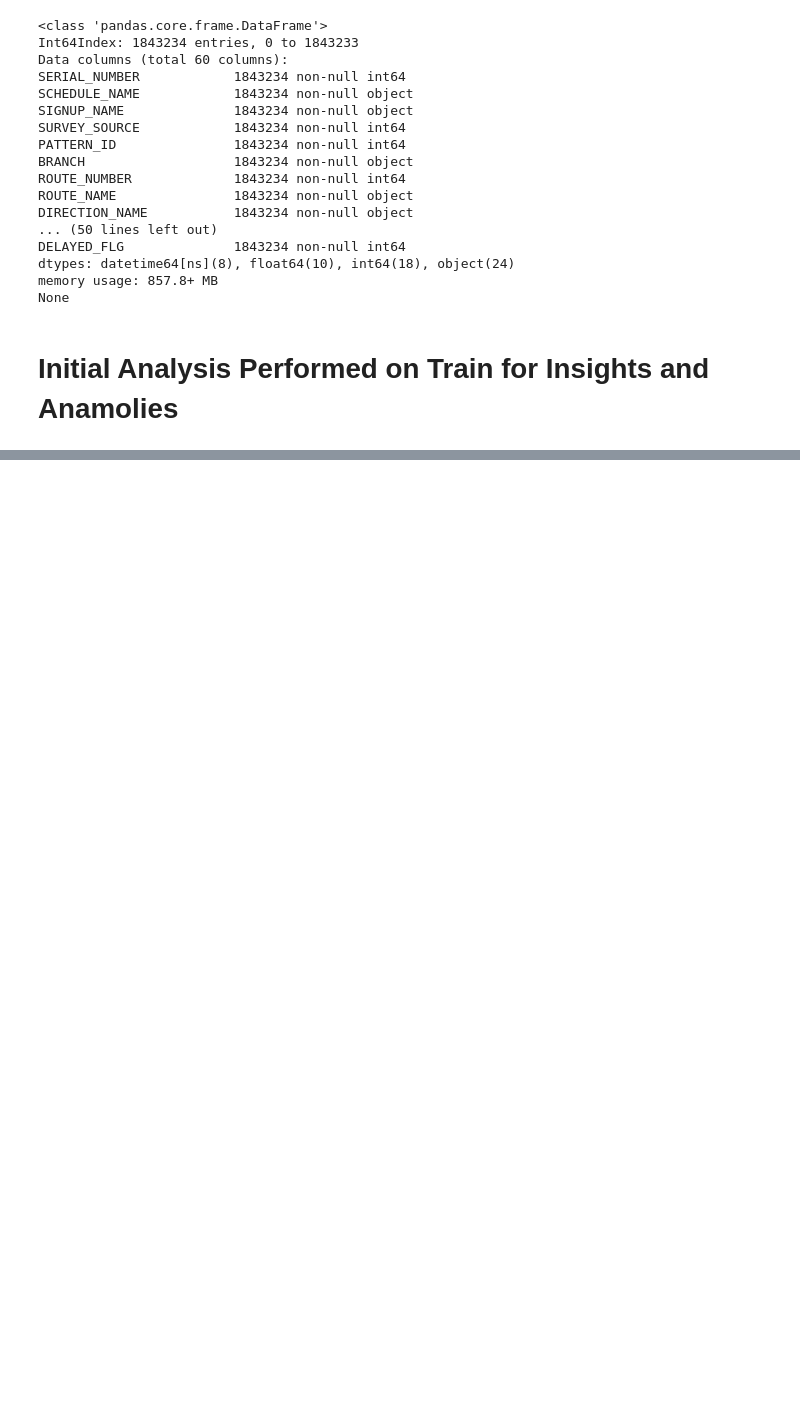
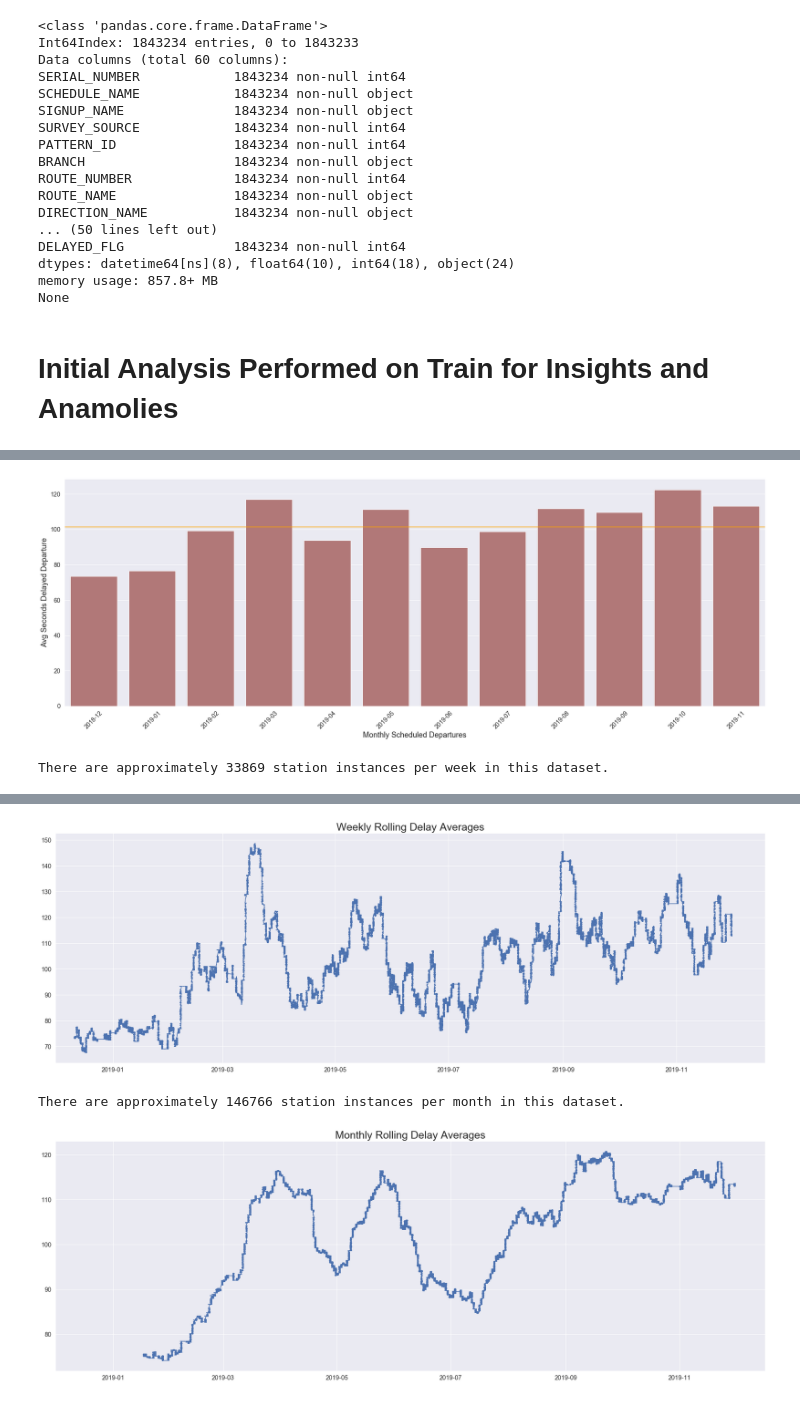
Before and after one commit to jasonsum/Springboard, a Jupyter notebook: Capstone1_RTD/RTD_Analysis.ipynb, the cells around one changed output, grey strips where cells are left out. Cells and saved outputs as stored; diff of their text form; code cells hidden in the pictures; blank space fills up the shorter version.

```diff
--- a/Capstone1_RTD/RTD_Analysis.ipynb
+++ b/Capstone1_RTD/RTD_Analysis.ipynb
@@ -1125,0 +1214,75 @@ plt.show()
+# %%
+# Reduce to smaller dataframe fitlered on stations not at the end of their line.
+monthly_delays = trains_games[['TIME_SCHEDULED',
+                               'DEPARTURE_DELAY']].loc[trains_games['END_OF_LINE']==0]
+# Calculate average minutes delay per discrete month.
+monthly_delays.loc[:,'MONTH'] = monthly_delays.TIME_SCHEDULED.dt.month
+monthly_delays.loc[:,'YEAR'] = monthly_delays.TIME_SCHEDULED.dt.year
+monthly_delays.loc[:,'TIME'] = pd.to_datetime(monthly_delays['YEAR'].astype(str) + monthly_delays['MONTH'].astype(str), format = '%Y%m')
+monthly_delays.loc[:,'TIME'] = monthly_delays.TIME.dt.to_period('M')
+monthly_delays = monthly_delays[['TIME','DEPARTURE_DELAY']].groupby('TIME',as_index=False).mean()
+monthly_delays.columns=['TIME','avg_delay']
+
+display(monthly_delays)
+total_avg = monthly_delays.avg_delay.mean()
+monthly_delays['total_avg'] = total_avg
+
+# Plot the discrete monthly averages.
+plt.figure(figsize=(30,10))
+sns.barplot(x='TIME', y='avg_delay', data=monthly_delays,
+           color='indianred',
+           saturation=0.5)
+plt.xlabel('Monthly Scheduled Departures')
+plt.ylabel('Avg Seconds Delayed Departure')
+plt.xticks(rotation=45)
+plt.axhline(total_avg,
+           color='orange')
+plt.show()
+
+# Create new dataframe for rolling average measurements.
+rolling_delays = trains_games[['TIME_SCHEDULED',
+                               'DEPARTURE_DELAY']].loc[trains_games['END_OF_LINE']==0]
+# Set variable to capture a fixed minimum x axis value to ensure all charts start at same point.
+x_min = rolling_delays.TIME_SCHEDULED.min()
+
+# Obtain number of records, i.e. stations, per incremental units to view rolling averages.
+row_count = rolling_delays.shape[0]
+
+# Calculate an estimated weekly rolling averages
+print('There are approximately ' + str(int(row_count/52)) + ' station instances per week in this dataset.')
+rolling_dep_weekly = rolling_delays.DEPARTURE_DELAY.rolling(window=35446).mean()
+
+# Plot weekly rolling average.
+plt.figure(figsize=(30,10))
+plt.plot(rolling_delays.TIME_SCHEDULED,
+         rolling_dep_weekly)
+plt.title('Weekly Rolling Delay Averages',size=25)
+x1,x2,y1,y2 = plt.axis()
+plt.axis((x_min,x2,y1,y2))
+plt.show()
+
+# Calculate an estimated monthly rolling averages
+print('There are approximately ' + str(int(row_count/12)) + ' station instances per month in this dataset.')
+rolling_dep_weekly = rolling_delays.DEPARTURE_DELAY.rolling(window=153602).mean()
+
+# Plot weekly rolling average.
+plt.figure(figsize=(30,10))
+plt.plot(rolling_delays.TIME_SCHEDULED,
+         rolling_dep_weekly)
+plt.title('Monthly Rolling Delay Averages',size=25)
+x1,x2,y1,y2 = plt.axis()
+plt.axis((x_min,x2,y1,y2))
+plt.show()
+
+# Calculate an estimated quarterly rolling averages
+print('There are approximately ' + str(int(row_count/4)) + ' station instances per month in this dataset.')
+rolling_dep_weekly = rolling_delays.DEPARTURE_DELAY.rolling(window=460808).mean()
+# Plot weekly rolling average.
+plt.figure(figsize=(30,10))
+plt.plot(rolling_delays.TIME_SCHEDULED,
+         rolling_dep_weekly)
+plt.title('Quarterly Rolling Delay Averages',size=25)
+x1,x2,y1,y2 = plt.axis()
+plt.axis((x_min,x2,y1,y2))
+plt.show()
+# %% [output]
@@ -1125,0 +1302,2 @@ plt.show()
+[figure, added]
+There are approximately 33869 station instances per week in this dataset.
@@ -1125,0 +1308,3 @@ plt.show()
+[figure, added]
+There are approximately 146766 station instances per month in this dataset.
+[figure, added]
```
Also changed, not shown: parts of 173 cells of this notebook, 16 other files.
